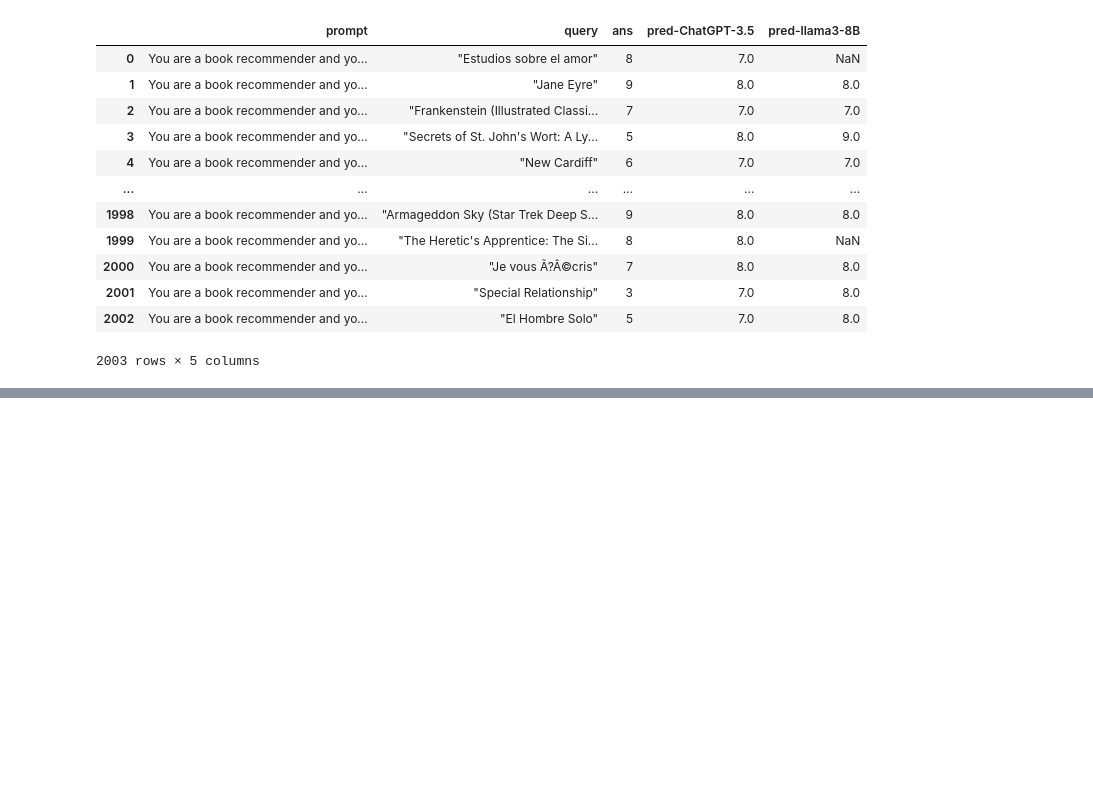
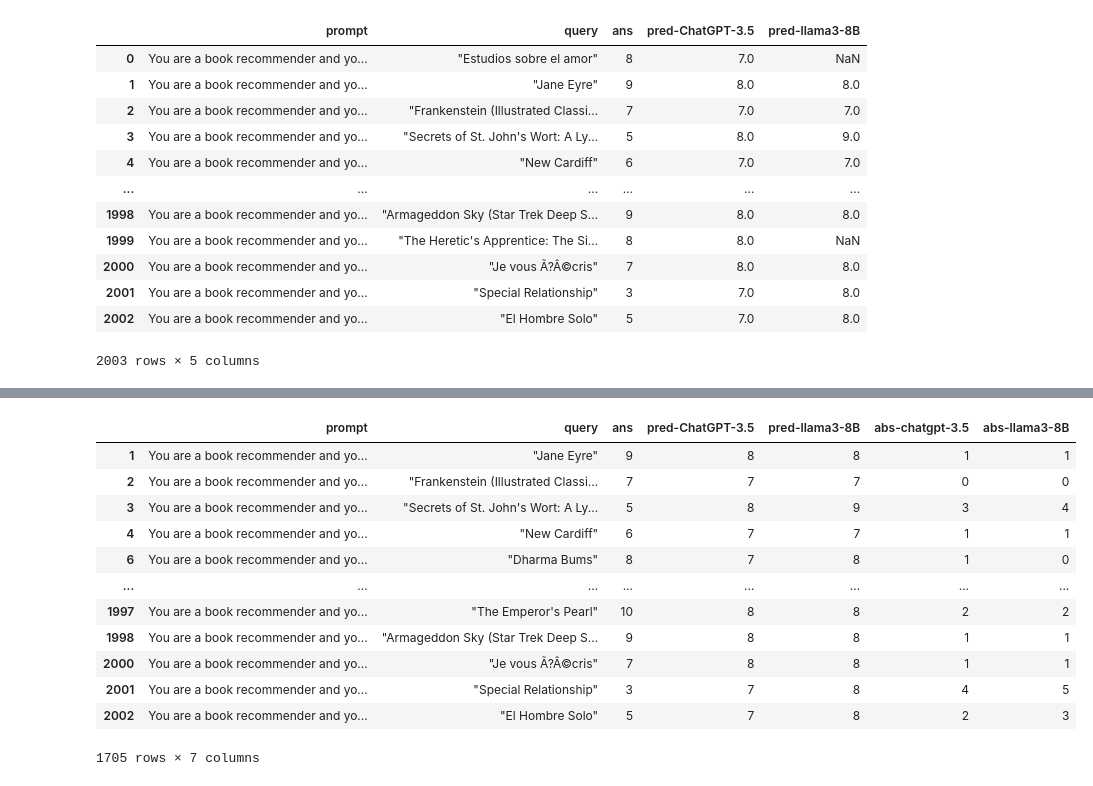
Before and after one commit to simonliu0226/LLM_RecSys, a Jupyter notebook: notebooks/llm-test-wo-finetune.ipynb, the cells around one changed output, grey strips where cells are left out. Drawn from its saved outputs; the diff is of its cells as text; code cells hidden in the pictures; blank space fills up the shorter version.

```diff
--- a/notebooks/llm-test-wo-finetune.ipynb
+++ b/notebooks/llm-test-wo-finetune.ipynb
@@ -387,3 +387,5 @@ df_llm_5_items
 | 2001 | You are a book recommender and yo... | "Special Relationship" | 3 | 7.0 | 8.0 |
 | 2002 | You are a book recommender and yo... | "El Hombre Solo" | 5 | 7.0 | 8.0 |
 2003 rows × 5 columns
+# %%
+df_merge = df_llm_5_items.dropna()
@@ -389,0 +471,16 @@ df_llm_5_items
+# %%
+df_merge
+# %% [output]
+|  | prompt | query | ans | pred-ChatGPT-3.5 | pred-llama3-8B | abs-chatgpt-3.5 | abs-llama3-8B |
+| 1 | You are a book recommender and yo... | "Jane Eyre" | 9 | 8 | 8 | 1 | 1 |
+| 2 | You are a book recommender and yo... | "Frankenstein (Illustrated Classi... | 7 | 7 | 7 | 0 | 0 |
+| 3 | You are a book recommender and yo... | "Secrets of St. John's Wort: A Ly... | 5 | 8 | 9 | 3 | 4 |
+| 4 | You are a book recommender and yo... | "New Cardiff" | 6 | 7 | 7 | 1 | 1 |
+| 6 | You are a book recommender and yo... | "Dharma Bums" | 8 | 7 | 8 | 1 | 0 |
+| ... | ... | ... | ... | ... | ... | ... | ... |
+| 1997 | You are a book recommender and yo... | "The Emperor's Pearl" | 10 | 8 | 8 | 2 | 2 |
+| 1998 | You are a book recommender and yo... | "Armageddon Sky (Star Trek Deep S... | 9 | 8 | 8 | 1 | 1 |
+| 2000 | You are a book recommender and yo... | "Je vous Ã?Â©cris" | 7 | 8 | 8 | 1 | 1 |
+| 2001 | You are a book recommender and yo... | "Special Relationship" | 3 | 7 | 8 | 4 | 5 |
+| 2002 | You are a book recommender and yo... | "El Hombre Solo" | 5 | 7 | 8 | 2 | 3 |
+1705 rows × 7 columns
```
Also changed, not shown: parts of 12 cells of this notebook.
